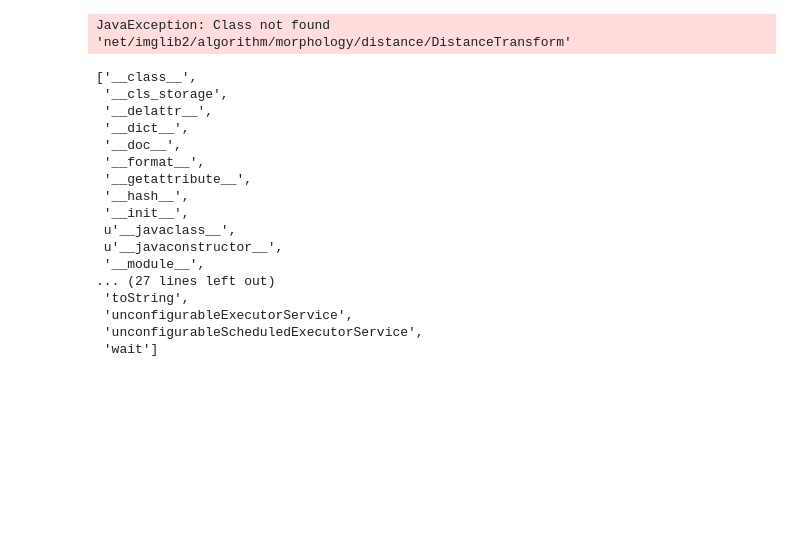
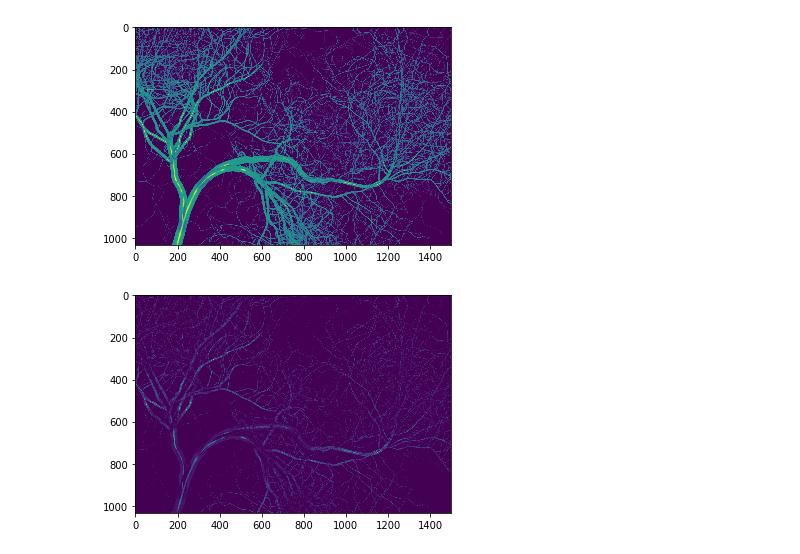
Before and after one commit to CellProfiler/notebooks, a Jupyter notebook: imagej_pyjnius_demo.ipynb, the cells around one changed output. Cells and saved outputs as stored; diff of their text form; code cells hidden in the pictures; blank space fills up the shorter version.

```diff
--- a/imagej_pyjnius_demo.ipynb
+++ b/imagej_pyjnius_demo.ipynb
@@ -37,30 +56,9 @@ show(gradient)
-# %%
-import multiprocessing
-cpu_count = multiprocessing.cpu_count()
-
-Executors = autoclass('java.util.concurrent.Executors')
-DistanceTransform = autoclass('net.imglib2.algorithm.morphology.distance.DistanceTransform')
-DISTANCE_TYPE = autoclass('net.imglib2.algorithm.morphology.distance.DistanceTransform$DISTANCE_TYPE')
-Views = autoclass('net.imglib2.view.Views')
-# %% [output]
-JavaException: Class not found 'net/imglib2/algorithm/morphology/distance/DistanceTransform'
-# %%
-dir(Executors)
-# %% [output]
-['__class__',
- '__cls_storage',
- '__delattr__',
- '__dict__',
- '__doc__',
- '__format__',
- '__getattribute__',
- '__hash__',
- '__init__',
- u'__javaclass__',
- u'__javaconstructor__',
- '__module__',
-... (27 lines left out)
- 'toString',
- 'unconfigurableExecutorService',
- 'unconfigurableScheduledExecutorService',
- 'wait']
+# %%
+from skimage import io
+# NB: Blood vessel image from: https://www.fi.edu/heart/blood-vessels
+img = io.imread('https://www.fi.edu/sites/default/files/General_EduRes_Heart_BloodVessels_0.jpg')
+import numpy as np
+img = np.mean(img, axis=2)
+show(img)
+# %% [output]
+[figure, added]
@@ -66,0 +69,7 @@ dir(Executors)
+# %%
+# Invoke the Frangi vesselness op.
+vessels = np.zeros(img.shape, dtype=img.dtype)
+ij.op().filter().frangiVesselness(imglyb.to_imglib(vessels), imglyb.to_imglib(img), [1, 1], 20)
+show(vessels)
+# %% [output]
+[figure, added]
```
Also changed, not shown: parts of 8 cells of this notebook.
